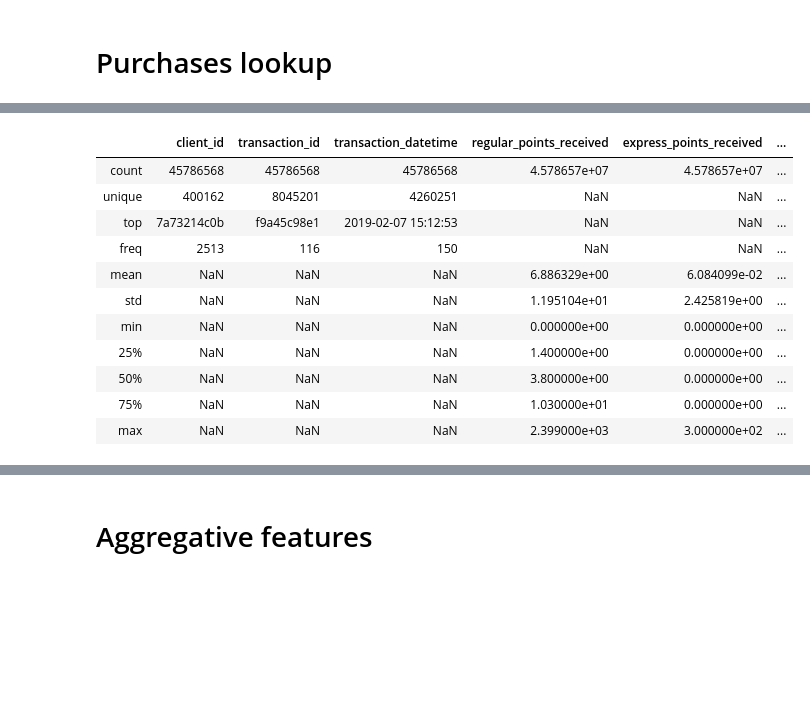
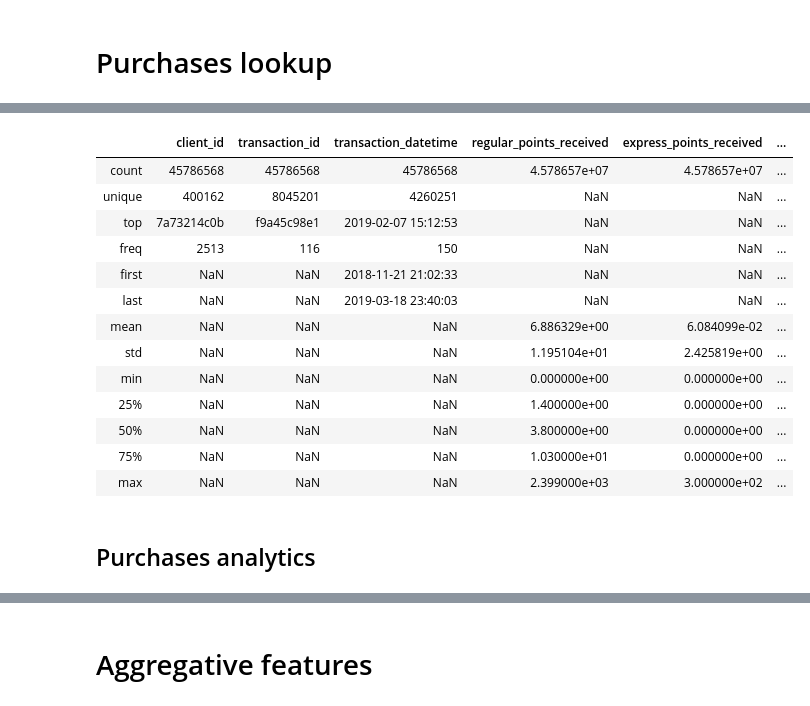
Before and after one commit to snv-ds/competitions, a Jupyter notebook: x5_retailhero/task1/EDA_files.ipynb, the cells around one changed output, grey strips where cells are left out. Saved outputs shown, nothing was run; the diff lists cells and outputs as text; code cells hidden in the pictures; blank space fills up the shorter version.

```diff
--- a/x5_retailhero/task1/EDA_files.ipynb
+++ b/x5_retailhero/task1/EDA_files.ipynb
@@ -18,8 +18,8 @@ PATH_TO_DATA = '../data/raw'
 # Class for EDA
 # %%
 class Frame:
-    def __init__(self, path_to_df, index_col=None, target=None):
-        self._df = pd.read_csv(os.path.join(PATH_TO_DATA, path_to_df), index_col=index_col)
+    def __init__(self, path_to_df, index_col=None, parse_dates=None, target=None):
+        self._df = pd.read_csv(os.path.join(PATH_TO_DATA, path_to_df), index_col=index_col, parse_dates=parse_dates)
         self._target = target
         self._cat_features = []
         self._num_features = []
@@ -80,6 +80,8 @@ class Frame:
         for col in self.num_features:
             if str(self.df[col].dtype).startswith('float'):
                 self.df[col] = pd.to_numeric(self.df[col], downcast='float', errors='ignore')
+            elif str(self.df[col].dtype).startswith('date'):
+                continue
             else:
                 self.df[col] = pd.to_numeric(self.df[col], downcast='integer', errors='ignore')
 # %%
@@ -345,7 +347,7 @@ Name: segment_id, dtype: int64
 # %%
 target = pd.read_csv(os.path.join(PATH_TO_DATA, 'uplift_train.csv'), index_col='client_id')
 # %%
-purchases = Frame(('purchases.csv'), index_col=0)
+purchases = Frame(('purchases.csv'), parse_dates=['transaction_datetime'], index_col=0)
 # %%
 purchases.shrink()
 # %%
@@ -381,11 +383,13 @@ purchases.head(5)
 # %%
-purchases.describe(include='all')
+purchases.df.describe(include='all')
 # %% [output]
 |  | client_id | transaction_id | transaction_datetime | regular_points_received | express_points_received | ... |
 | count | 45786568 | 45786568 | 45786568 | 4.578657e+07 | 4.578657e+07 | ... |
 | unique | 400162 | 8045201 | 4260251 | NaN | NaN | ... |
 | top | 7a73214c0b | f9a45c98e1 | 2019-02-07 15:12:53 | NaN | NaN | ... |
 | freq | 2513 | 116 | 150 | NaN | NaN | ... |
+| first | NaN | NaN | 2018-11-21 21:02:33 | NaN | NaN | ... |
+| last | NaN | NaN | 2019-03-18 23:40:03 | NaN | NaN | ... |
 | mean | NaN | NaN | NaN | 6.886329e+00 | 6.084099e-02 | ... |
 | std | NaN | NaN | NaN | 1.195104e+01 | 2.425819e+00 | ... |
 | min | NaN | NaN | NaN | 0.000000e+00 | 0.000000e+00 | ... |
@@ -393,3 +397,5 @@ purchases.describe(include='all')
 | 50% | NaN | NaN | NaN | 3.800000e+00 | 0.000000e+00 | ... |
 | 75% | NaN | NaN | NaN | 1.030000e+01 | 0.000000e+00 | ... |
 | max | NaN | NaN | NaN | 2.399000e+03 | 3.000000e+02 | ... |
+# %% [markdown]
+## Purchases analytics
```
Also changed, not shown: parts of 14 cells of this notebook.
